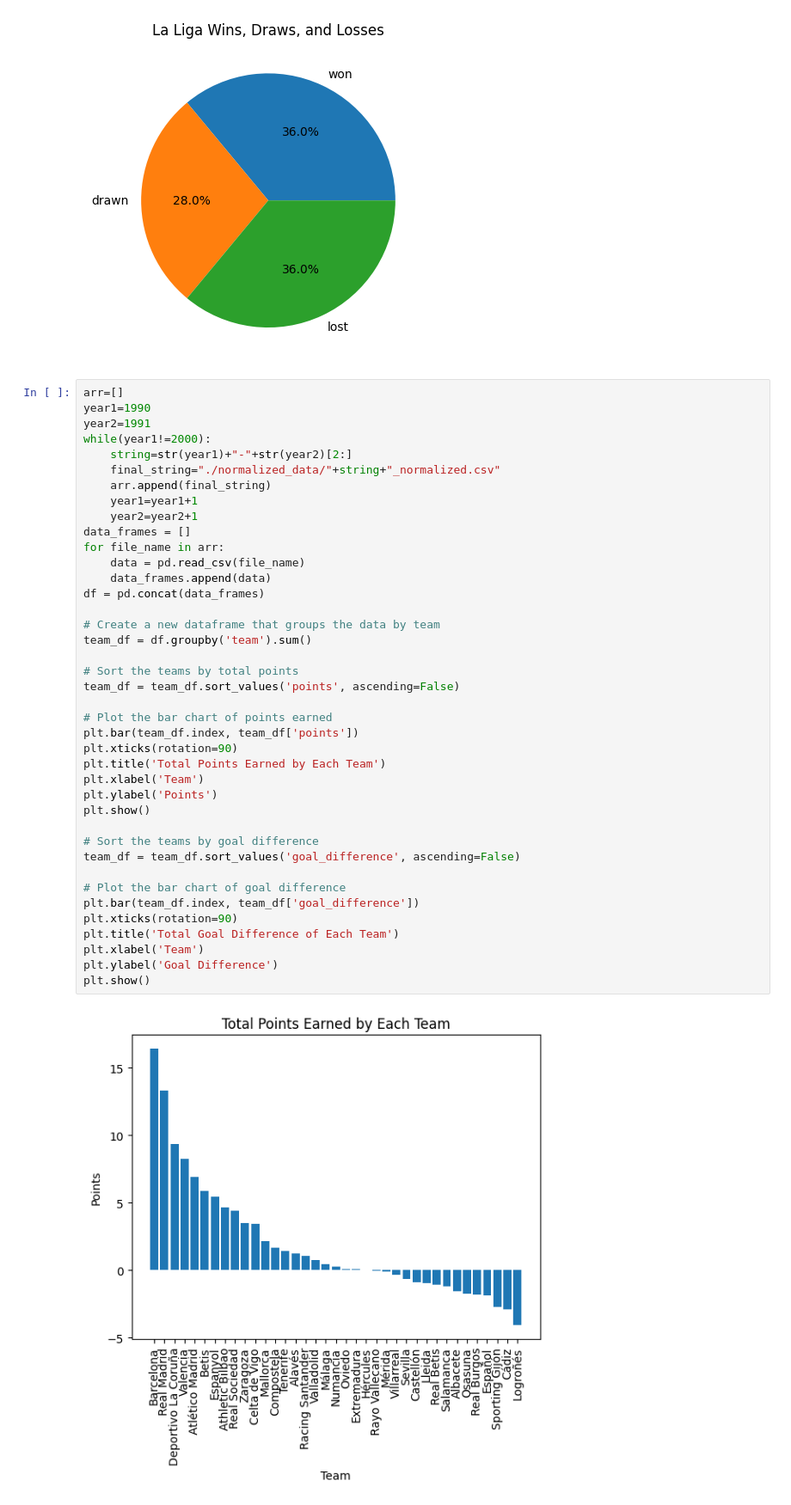
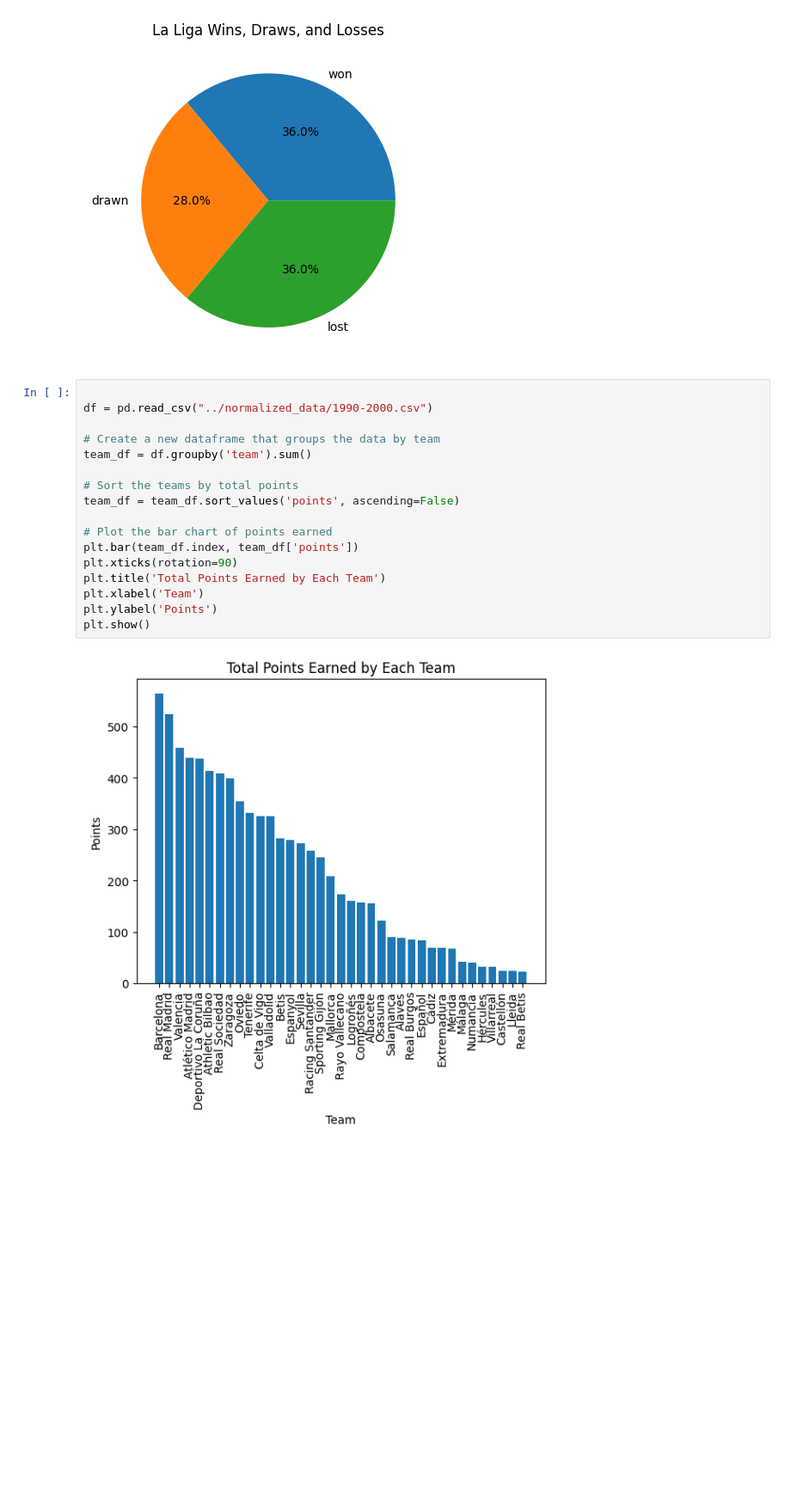
Before and after one commit to shaikhmq20/laliga-winner-predictor, a Jupyter notebook: match_data/eda_1990-00.ipynb, the cells around one changed output. Shown: that part at 86% size. Saved outputs shown, nothing was run; the diff lists cells and outputs as text; blank space fills up the shorter version.

```diff
--- a/match_data/eda_1990-00.ipynb
+++ b/match_data/eda_1990-00.ipynb
@@ -144,44 +128,21 @@ plt.show()
 # %% [output]
 [figure]
 # %%
-arr=[]
-year1=1990
-year2=1991
-while(year1!=2000):
-    string=str(year1)+"-"+str(year2)[2:]
-    final_string="./normalized_data/"+string+"_normalized.csv"
-    arr.append(final_string)
-    year1=year1+1
-    year2=year2+1
-data_frames = []
-for file_name in arr:
-    data = pd.read_csv(file_name)
-    data_frames.append(data)
-df = pd.concat(data_frames)
+
+df = pd.read_csv("../normalized_data/1990-2000.csv")
 
 # Create a new dataframe that groups the data by team
 team_df = df.groupby('team').sum()
 
 # Sort the teams by total points
 team_df = team_df.sort_values('points', ascending=False)
 
 # Plot the bar chart of points earned
 plt.bar(team_df.index, team_df['points'])
 plt.xticks(rotation=90)
 plt.title('Total Points Earned by Each Team')
 plt.xlabel('Team')
 plt.ylabel('Points')
 plt.show()
-
-# Sort the teams by goal difference
-team_df = team_df.sort_values('goal_difference', ascending=False)
-
-# Plot the bar chart of goal difference
-plt.bar(team_df.index, team_df['goal_difference'])
-plt.xticks(rotation=90)
-plt.title('Total Goal Difference of Each Team')
-plt.xlabel('Team')
-plt.ylabel('Goal Difference')
-plt.show()
 # %% [output]
-[figure, old version]
+[figure, new version]
```
Also changed, not shown: parts of 3 cells of this notebook, 10 other files.
